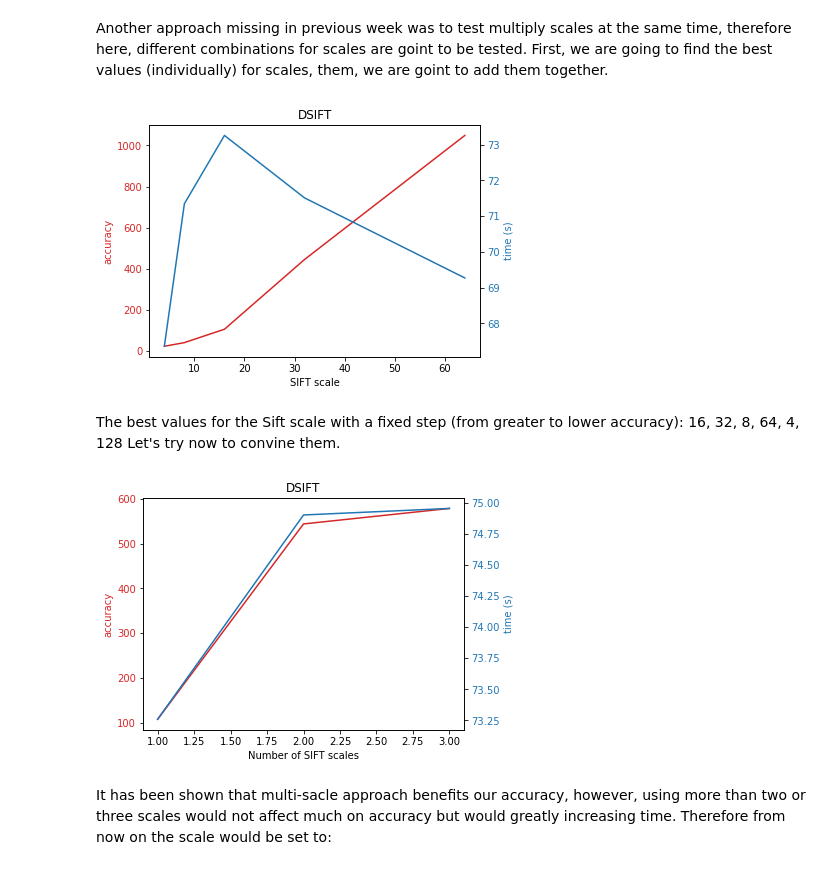
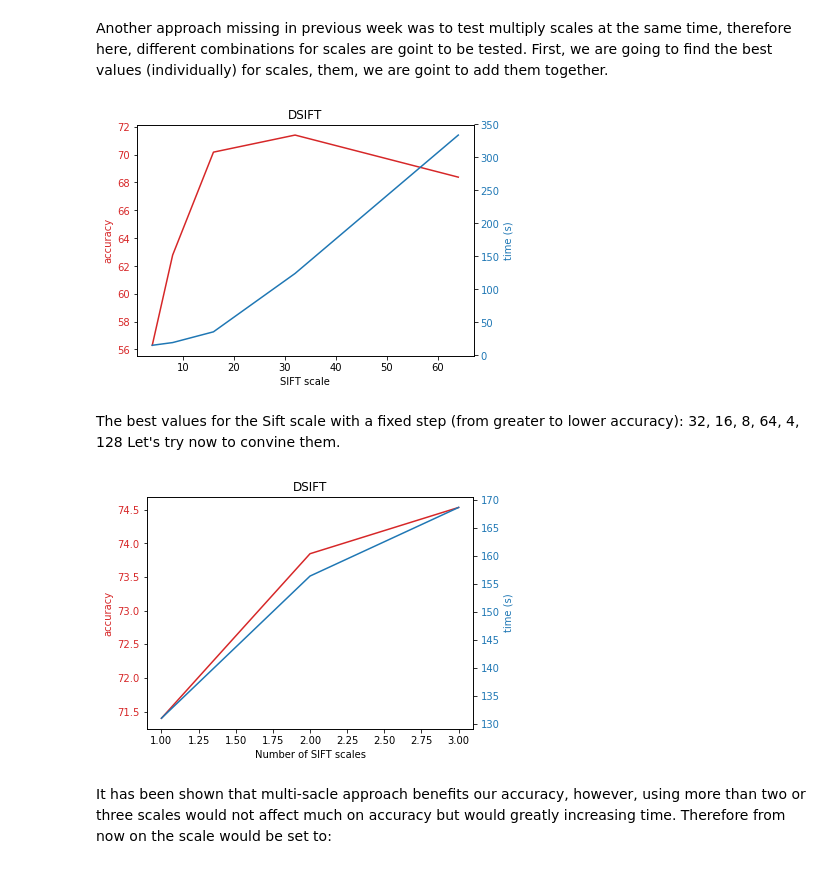
Before and after one commit to aturcitu/M3-18.19, a Jupyter notebook: notebook/delivery/M3 - Delivery 2.ipynb, the cells around one changed output. Drawn from its saved outputs; the diff is of its cells as text; code cells hidden in the pictures.

```diff
--- a/notebook/delivery/M3 - Delivery 2.ipynb
+++ b/notebook/delivery/M3 - Delivery 2.ipynb
@@ -19,7 +19,7 @@ import numpy as np
 from sklearn.preprocessing import normalize
 
 
-def pyramid_visual_word(pyramid_descriptors, codebook, k_codebook, descriptors):
+def pyramid_visual_word(pyramid_descriptors, codebook, k_codebook, descriptors, norm_method):
     visual_words = []
 
     for pyramid_level in pyramid_descriptors:
@@ -31,7 +31,7 @@ def pyramid_visual_word(pyramid_descriptors, codebook, k_codebook, descriptors):
 
                 sub_words = codebook.predict(sub_im)
                 sub_words_hist = np.bincount(sub_words, minlength=k_codebook)
-                sub_words_hist = normalize(sub_words_hist.reshape(-1,1), norm= 'l2', axis=0).reshape(1,-1)
+                sub_words_hist = normalize(sub_words_hist.reshape(-1,1), norm= norm_method, axis=0).reshape(1,-1)
                 words_hist = np.append(words_hist, sub_words_hist)
 
             if (len(visual_words) < len(descriptors)):
@@ -277,7 +277,7 @@ def compute_BOW(train_images_filenames, dense, SIFTdetector, kpt,
     # Create visual words with normalized bins for each image and subimage
     # After individually normalized, bins are concatenated for each image
 
-    visual_words = pyramid_visual_word(pyramid_descriptors, codebook, k_codebook, train_descriptors)
+    visual_words = pyramid_visual_word(pyramid_descriptors, codebook, k_codebook, train_descriptors, norm_method)
 
     return codebook, visual_words
 
@@ -304,7 +304,7 @@ def test_BOW(test_images_filenames, dense, SIFTdetector, kpt, k_codebook, pyrami
 
     # Create visual words with normalized bins for each image and subimage
     # After individually normalized, bins are concatenated for each image
-    visual_words_test = pyramid_visual_word(pyramid_descriptors, codebook, k_codebook, test_descriptors)
+    visual_words_test = pyramid_visual_word(pyramid_descriptors, codebook, k_codebook, test_descriptors, norm_method)
 
     return visual_words_test
 
@@ -418,7 +416,7 @@ number_splits = 3
 # Intersection Kernel for SVN
 intersection = False
 # Distance method used in order to normalize bincounts for the BoW
-norm_method = "L2"
+norm_method = "l2"
 # %%
 # Prepare files from DS for training and creates Folds
 train_images = open_pkl('train_images_filenames.dat')
@@ -464,29 +463,29 @@ Another approach missing in previous week was to test multiply scales at the sam
 # %%
 accuracy_list = []
 time_list = []
 
-sift_scale_iterations = [2**n for n in range(2,6)]
+sift_scale_iterations = [2**n for n in range(2,7)]
 
 for sift_scale in sift_scale_iterations:
     (SIFTdetector, kpt) = compute_detector(sift_step_size, sift_scale)
     accuracy_validation, time_validation = cross_validation(skf, X, y, SIFTdetector, kpt, k_codebook,
                                                             dense, pyramid_level, norm_method, compute_regular_kernel, classifier)
     # Append for the different testing values
     accuracy_list.append(np.average(accuracy_validation))
     time_list.append(np.average(time_validation))
 
 plot_accuracy_vs_time(sift_scale_iterations, accuracy_list, time_list,
                       feature_name='SIFT scale', title="DSIFT")
 # %% [output]
-[figure, old version]
+[figure, new version]
 # %% [markdown]
-The best values for the Sift scale with a fixed step (from greater to lower accuracy): 16, 32, 8, 64, 4, 128
+The best values for the Sift scale with a fixed step (from greater to lower accuracy): 32, 16, 8, 64, 4, 128
 Let's try now to convine them.
 # %%
 accuracy_list = []
 time_list = []
 
-sift_scale_iterations = [[16],[16,32],[8, 16, 32]]
+sift_scale_iterations = [[32],[16,32],[8, 16, 32]]
 
 for sift_scale in sift_scale_iterations:
     (SIFTdetector, kpt) = compute_detector(sift_step_size, sift_scale)
@@ -499,7 +498,7 @@ for sift_scale in sift_scale_iterations:
 plot_accuracy_vs_time(np.arange(1,len(sift_scale_iterations)+1), accuracy_list, time_list,
                       feature_name='Number of SIFT scales', title="DSIFT")
 # %% [output]
-[figure, old version]
+[figure, new version]
 # %% [markdown]
 It has been shown that multi-sacle approach benefits our accuracy, however, using more than two or three scales would not affect much on accuracy but would greatly increasing time. Therefore from now on the scale would be set to:
 # %%
```
Also changed, not shown: parts of 35 cells of this notebook.
